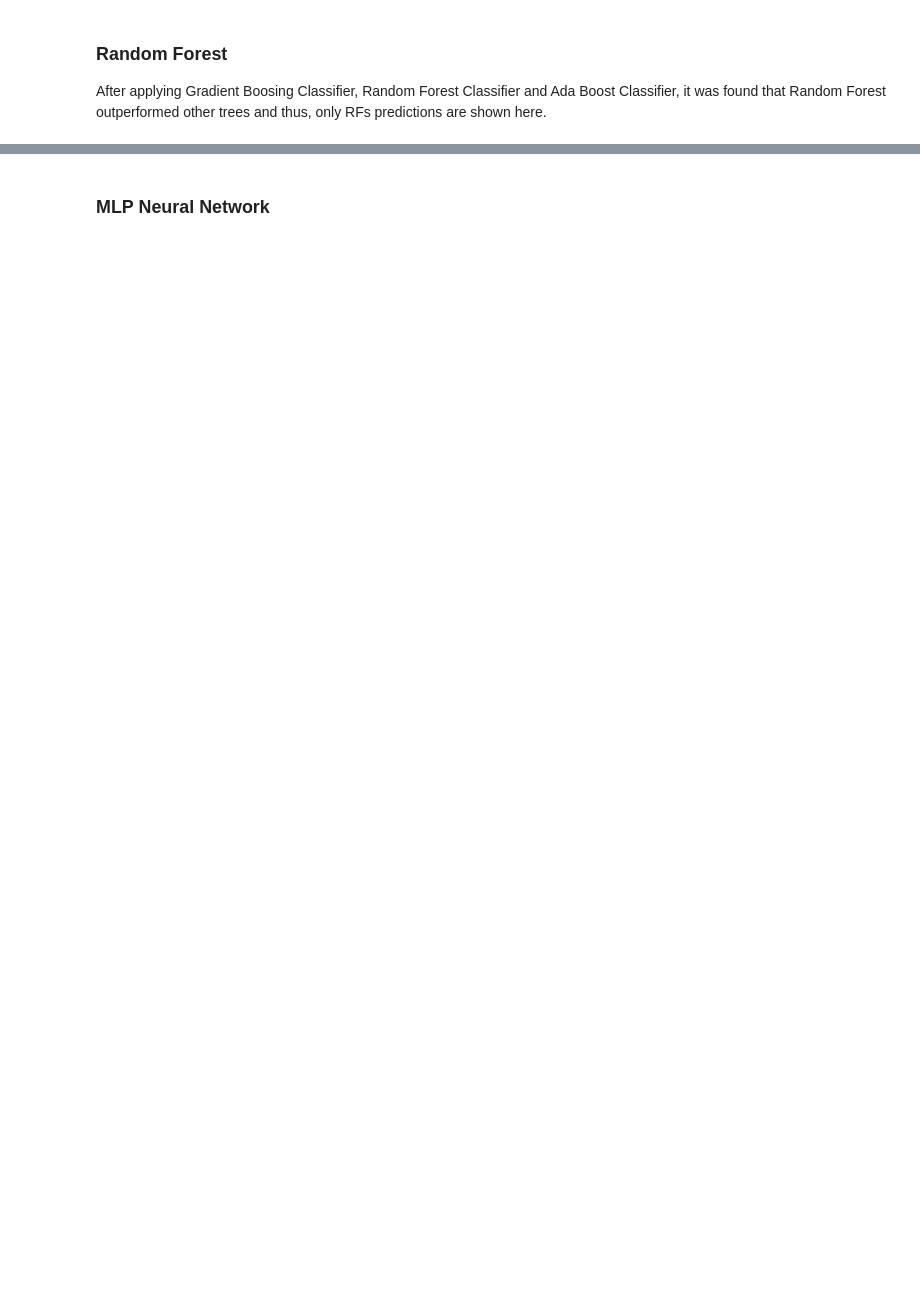
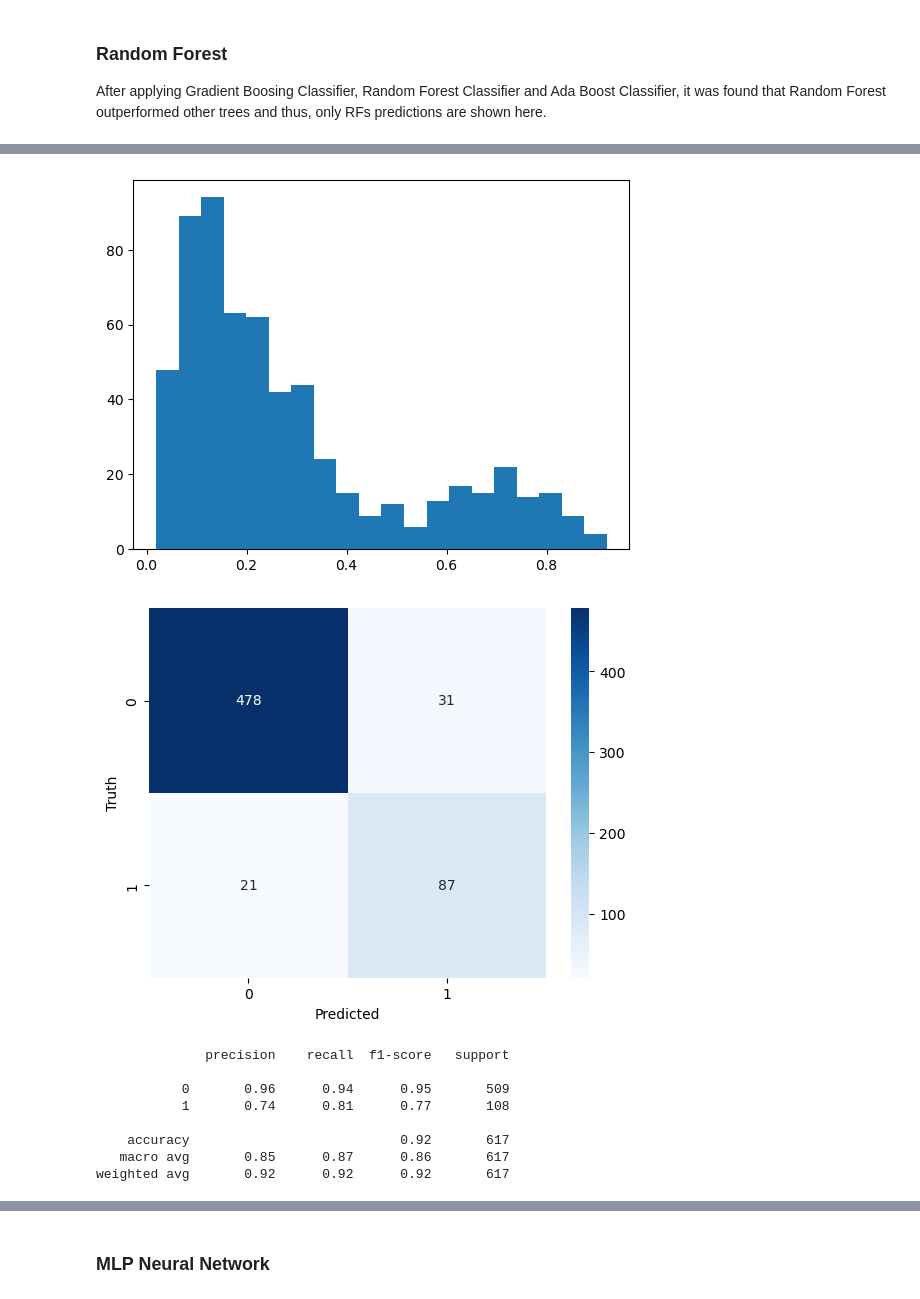
Before and after one commit to AseemShehzad/age-related-disease-prediction, a Jupyter notebook: predicting-diseases.ipynb, the cells around one changed output, grey strips where cells are left out. Saved outputs shown, nothing was run; the diff lists cells and outputs as text; code cells hidden in the pictures; blank space fills up the shorter version.

```diff
--- a/predicting-diseases.ipynb
+++ b/predicting-diseases.ipynb
@@ -217,0 +413,53 @@ weighted avg       0.85      0.87      0.85       118
+# %%
+from sklearn.ensemble import RandomForestClassifier
+from sklearn.ensemble import GradientBoostingClassifier
+import xgboost as xgb
+
+skf = StratifiedKFold(n_splits=10, shuffle = True, random_state = random_state)
+
+probs = np.zeros(len(y))
+preds = np.zeros(len(y))
+
+for train_index, test_index in skf.split(X, y):
+    X_train_fold, X_test_fold = X.iloc[train_index], X.iloc[test_index]
+    y_train_fold, y_test_fold = y.iloc[train_index], y.iloc[test_index]
+
+    sm = SMOTE(random_state=82)
+    X_train_fold, y_train_fold = sm.fit_resample(X_train_fold, y_train_fold)
+
+    # Create a Random Forest Classifier
+    rf = RandomForestClassifier(n_estimators=200, random_state=random_state, max_depth=5, min_samples_split=8, min_samples_leaf=4, n_jobs=-1, criterion='log_loss', bootstrap=False)
+
+    rf.fit(X_train_fold, y_train_fold)
+
+    # Predict on the test set
+    probs[test_index] = rf.predict_proba(X_test_fold)[:, 1]
+
+
+# plot the distribution of probabilities
+plt.hist(probs, bins=20)
+plt.show()
+
+# Use a threshold of 0.5 to create labels
+probs = np.where(probs > 0.5, 1, 0)
+
+### Plotting a confusion matrix
+cm = confusion_matrix(y, probs)
+sns.heatmap(cm, annot=True, fmt='g', cmap='Blues')
+plt.xlabel('Predicted')
+plt.ylabel('Truth')
+plt.show()
+
+### Printing the classification report
+print(classification_report(y, probs))
+# %% [output]
+[figure, added]
+[figure, added]
+              precision    recall  f1-score   support
+
+           0       0.96      0.94      0.95       509
+           1       0.74      0.81      0.77       108
+
+    accuracy                           0.92       617
+   macro avg       0.85      0.87      0.86       617
+weighted avg       0.92      0.92      0.92       617
```
Also changed, not shown: parts of 37 cells of this notebook, 2 other files.
